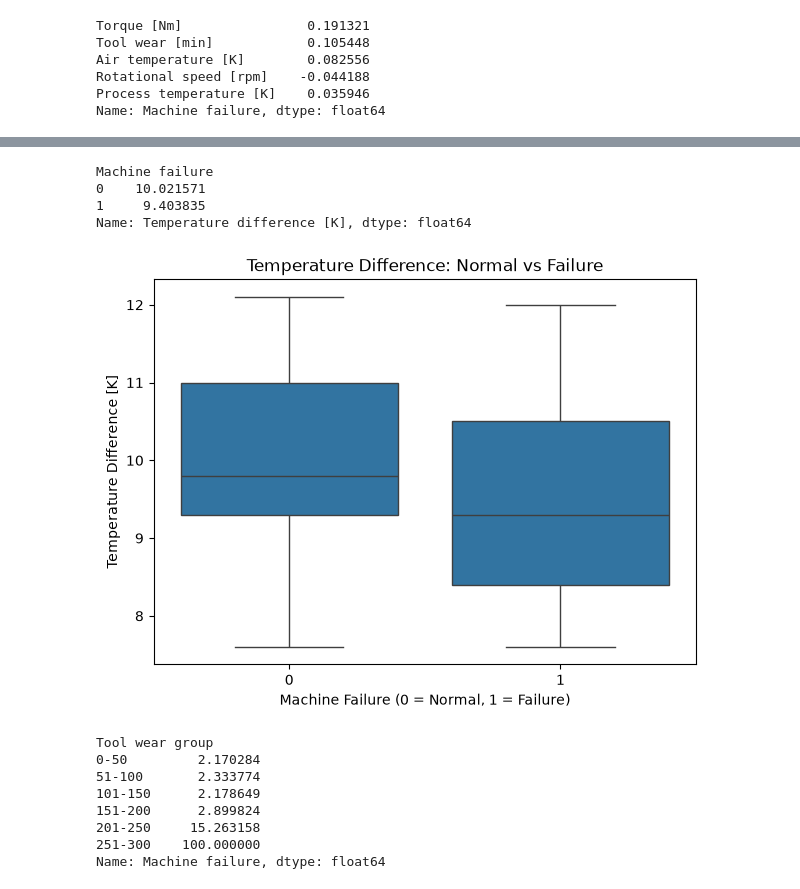
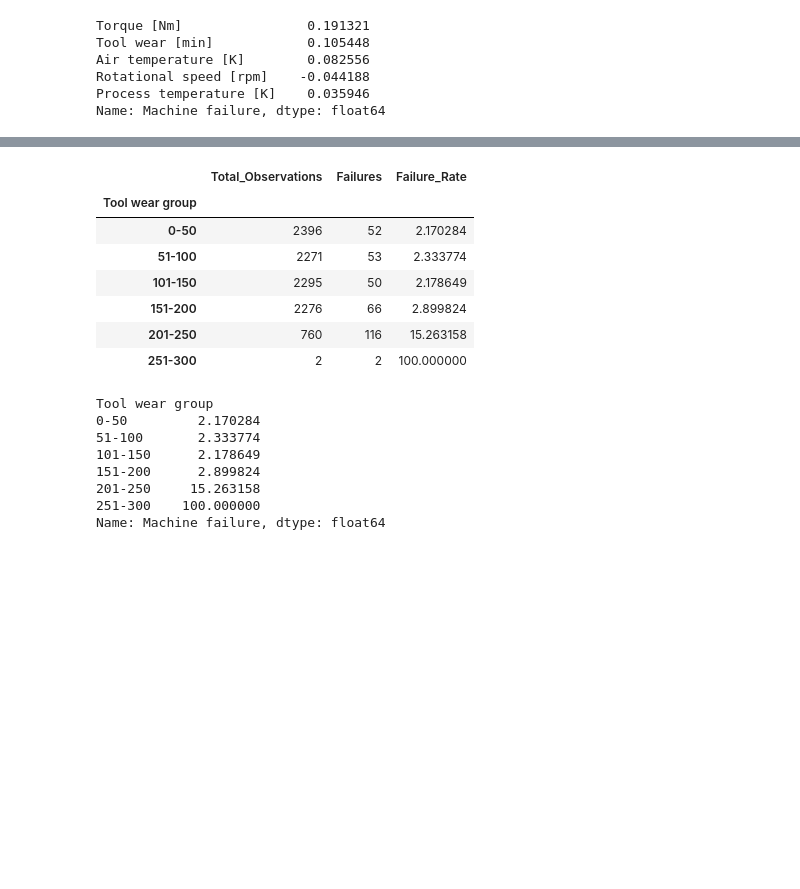
Before and after one commit to Maazkhan-43/AI-Based-Predictive-Maintenance-and-Machine-Failure-Prediction-System, a Jupyter notebook: notebooks/03_exploratory_data_analysis.ipynb, the cells around one changed output, grey strips where cells are left out. Drawn from its saved outputs; the diff is of its cells as text; code cells hidden in the pictures; blank space fills up the shorter version.

```diff
--- a/notebooks/03_exploratory_data_analysis.ipynb
+++ b/notebooks/03_exploratory_data_analysis.ipynb
@@ -297,28 +285,3 @@ Name: Temperature difference [K], dtype: float64
-# %%
-data.groupby("Machine failure")[
-    "Temperature difference [K]"
-].mean()
-# %% [output]
-Machine failure
-0    10.021571
-1     9.403835
-Name: Temperature difference [K], dtype: float64
-# %%
-plt.figure(figsize=(7, 5))
-
-sns.boxplot(
-    data=data,
-    x="Machine failure",
-    y="Temperature difference [K]"
-)
-
-plt.title("Temperature Difference: Normal vs Failure")
-plt.xlabel("Machine Failure (0 = Normal, 1 = Failure)")
-plt.ylabel("Temperature Difference [K]")
-
-plt.show()
-# %% [output]
-[figure, removed]
 # %%
 data["Tool wear group"] = pd.cut(
     data["Tool wear [min]"],
@@ -332,6 +295,28 @@ data["Tool wear group"] = pd.cut(
         "251-300"
     ]
 )
+# %%
+tool_wear_analysis = data.groupby(
+    "Tool wear group",
+    observed=True
+)["Machine failure"].agg(
+    Total_Observations="count",
+    Failures="sum",
+    Failure_Rate="mean"
+)
+
+tool_wear_analysis["Failure_Rate"] *= 100
+
+tool_wear_analysis
+# %% [output]
+|  | Total_Observations | Failures | Failure_Rate |
+| Tool wear group |  |  |  |
+| 0-50 | 2396 | 52 | 2.170284 |
+| 51-100 | 2271 | 53 | 2.333774 |
+| 101-150 | 2295 | 50 | 2.178649 |
+| 151-200 | 2276 | 66 | 2.899824 |
+| 201-250 | 760 | 116 | 15.263158 |
+| 251-300 | 2 | 2 | 100.000000 |
 # %%
 tool_wear_failure_rate = (
     data.groupby("Tool wear group", observed=True)["Machine failure"]
```
Also changed, not shown: parts of 31 cells of this notebook.
